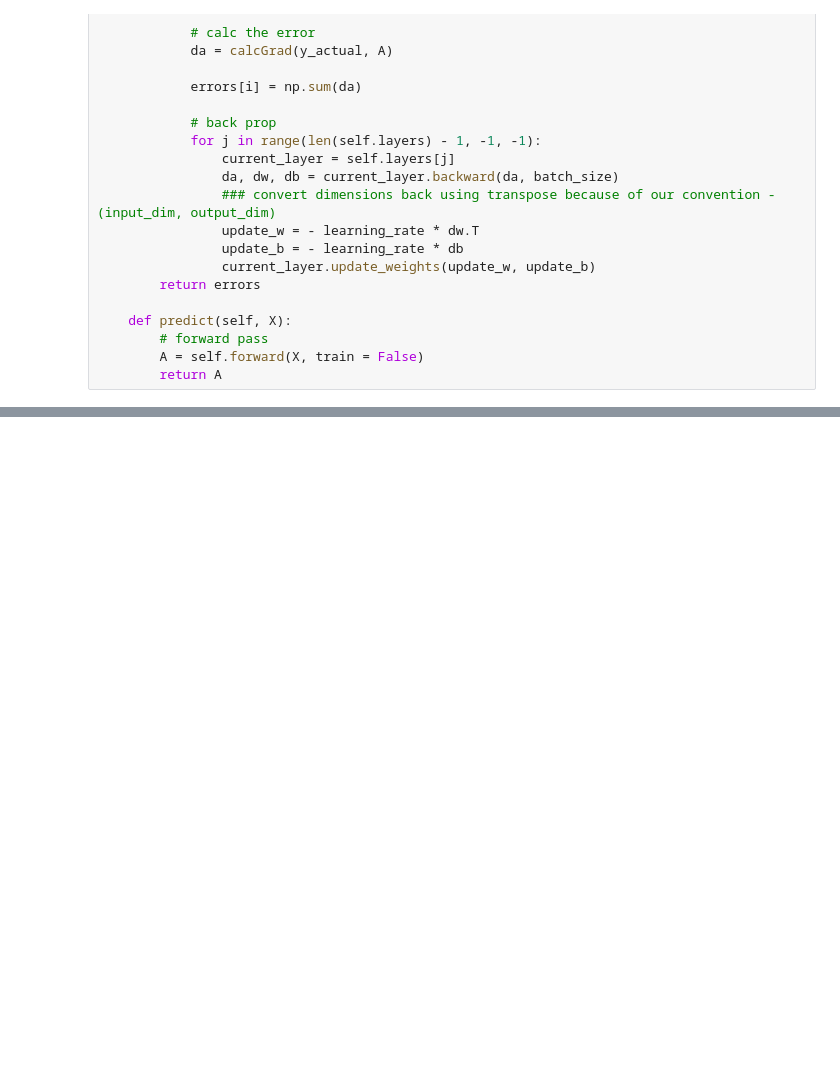
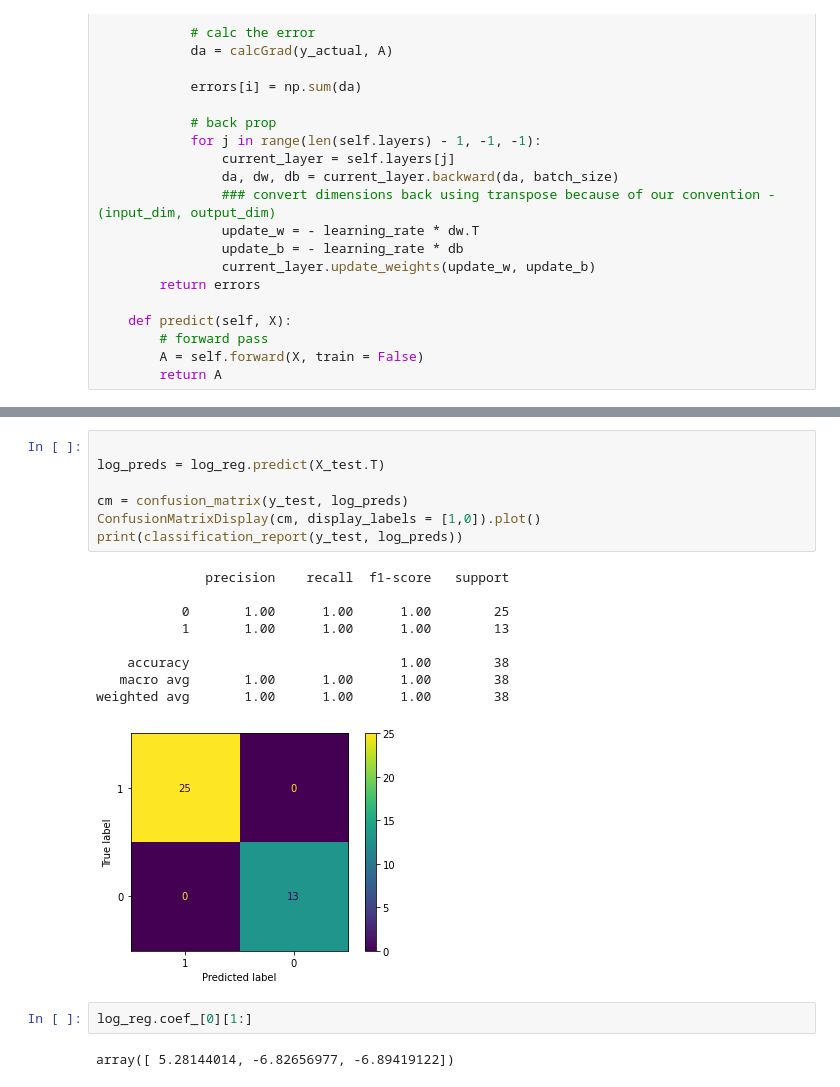
Before and after one commit to gdubbs100/dl_course, a Jupyter notebook: neural_network_from_scratch.ipynb, the cells around one changed output, grey strips where cells are left out. Cells and saved outputs as stored; diff of their text form; blank space fills up the shorter version.

```diff
--- a/neural_network_from_scratch.ipynb
+++ b/neural_network_from_scratch.ipynb
@@ -169,0 +176,21 @@ array([[ True,  True,  True,  True,  True,  True,  True,  True,  True,
+# %%
+
+log_preds = log_reg.predict(X_test.T)
+
+cm = confusion_matrix(y_test, log_preds)
+ConfusionMatrixDisplay(cm, display_labels = [1,0]).plot()
+print(classification_report(y_test, log_preds))
+# %% [output]
+              precision    recall  f1-score   support
+
+           0       1.00      1.00      1.00        25
+           1       1.00      1.00      1.00        13
+
+    accuracy                           1.00        38
+   macro avg       1.00      1.00      1.00        38
+weighted avg       1.00      1.00      1.00        38
+[figure, added]
+# %%
+log_reg.coef_[0][1:]
+# %% [output]
+array([ 5.28144014, -6.82656977, -6.89419122])
```
Also changed, not shown: parts of 6 cells of this notebook.
